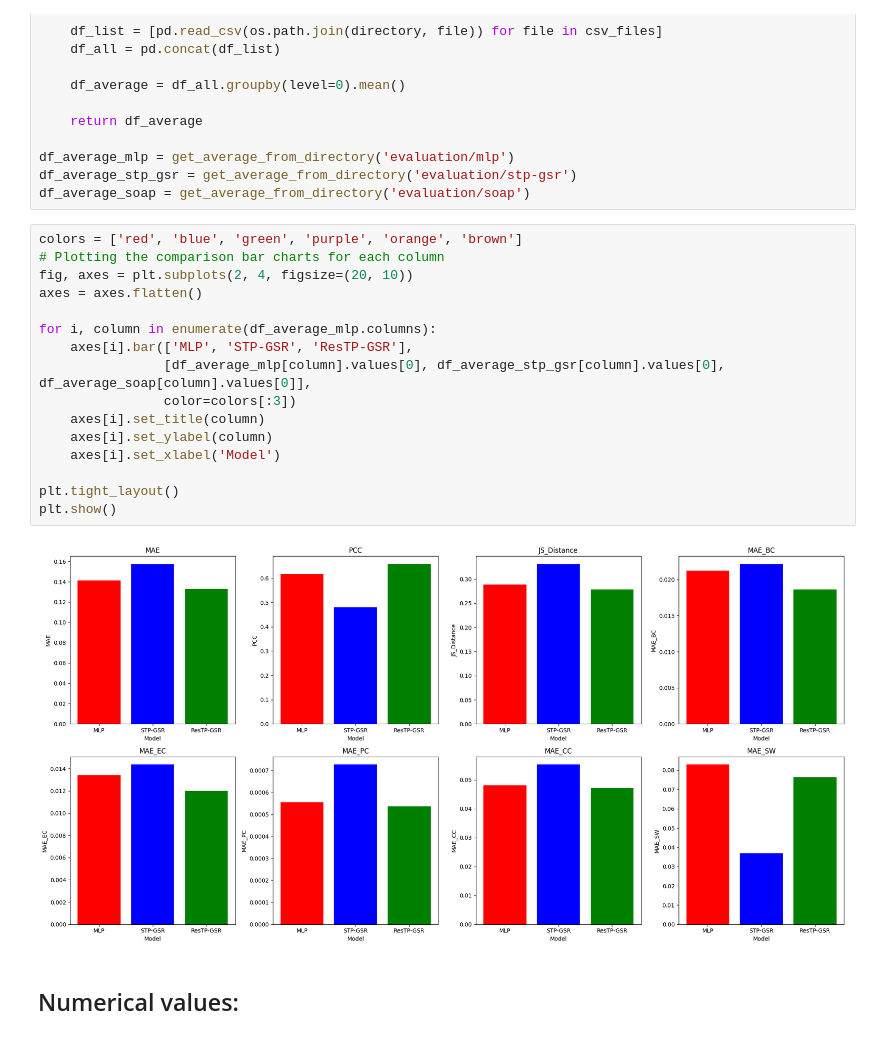
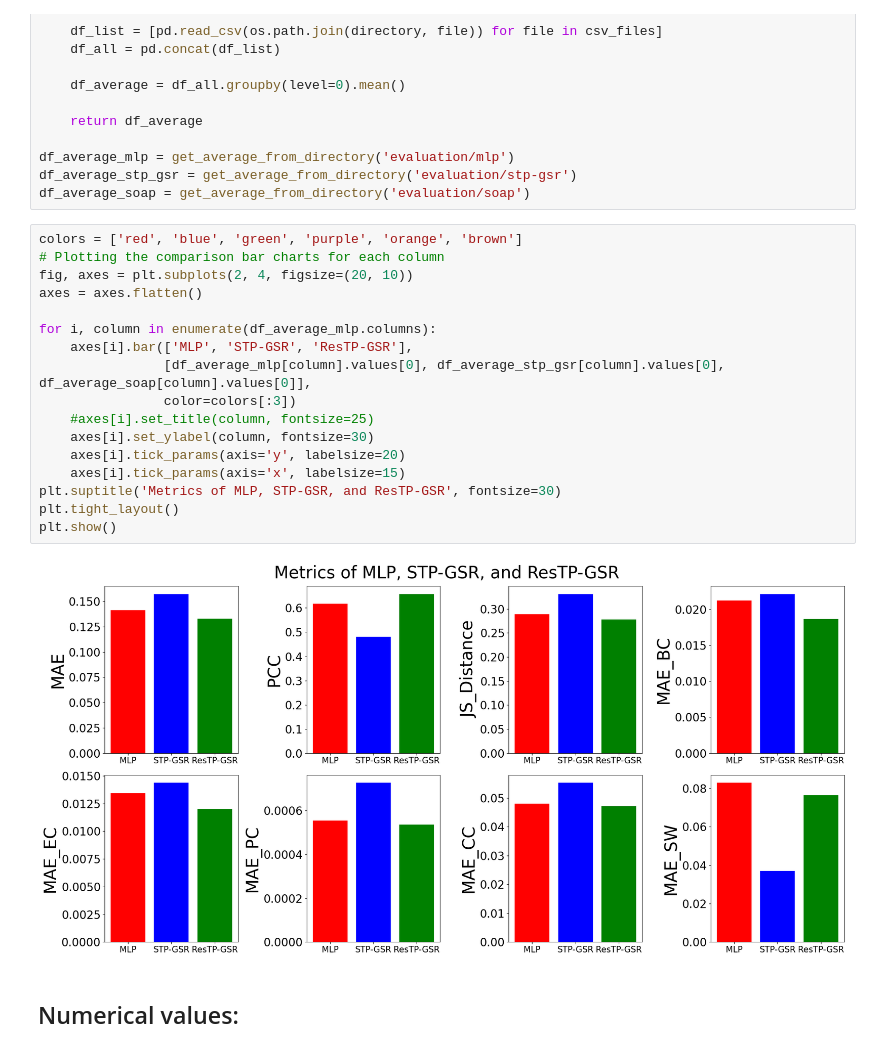
Before and after one commit to michaelhod/Generative-GNN-Brain-Graphs, a Jupyter notebook: plotting.ipynb, the cells around one changed output. Drawn from its saved outputs; the diff is of its cells as text.

```diff
--- a/plotting.ipynb
+++ b/plotting.ipynb
@@ -112,21 +118,22 @@ df_average_soap = get_average_from_directory('evaluation/soap')
 # %%
 colors = ['red', 'blue', 'green', 'purple', 'orange', 'brown']
 # Plotting the comparison bar charts for each column
 fig, axes = plt.subplots(2, 4, figsize=(20, 10))
 axes = axes.flatten()
 
 for i, column in enumerate(df_average_mlp.columns):
     axes[i].bar(['MLP', 'STP-GSR', 'ResTP-GSR'],
                 [df_average_mlp[column].values[0], df_average_stp_gsr[column].values[0], df_average_soap[column].values[0]],
                 color=colors[:3])
-    axes[i].set_title(column)
-    axes[i].set_ylabel(column)
-    axes[i].set_xlabel('Model')
-
+    #axes[i].set_title(column, fontsize=25)
+    axes[i].set_ylabel(column, fontsize=30)
+    axes[i].tick_params(axis='y', labelsize=20)
+    axes[i].tick_params(axis='x', labelsize=15)
+plt.suptitle('Metrics of MLP, STP-GSR, and ResTP-GSR', fontsize=30)
 plt.tight_layout()
 plt.show()
 # %% [output]
-[figure, old version]
+[figure, new version]
 # %% [markdown]
 ## Numerical values:
 # %%
```
Also changed, not shown: parts of 4 cells of this notebook.
